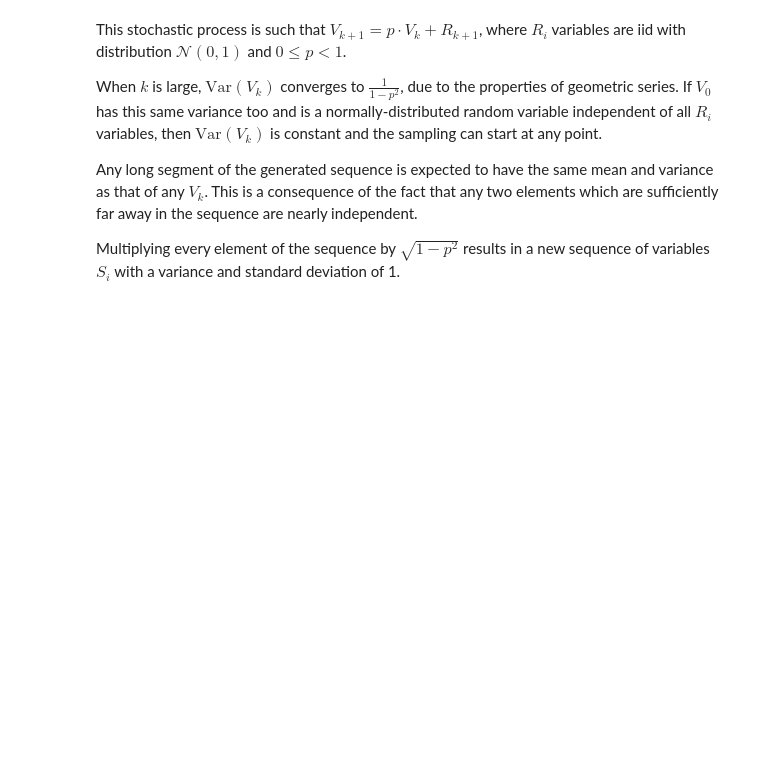
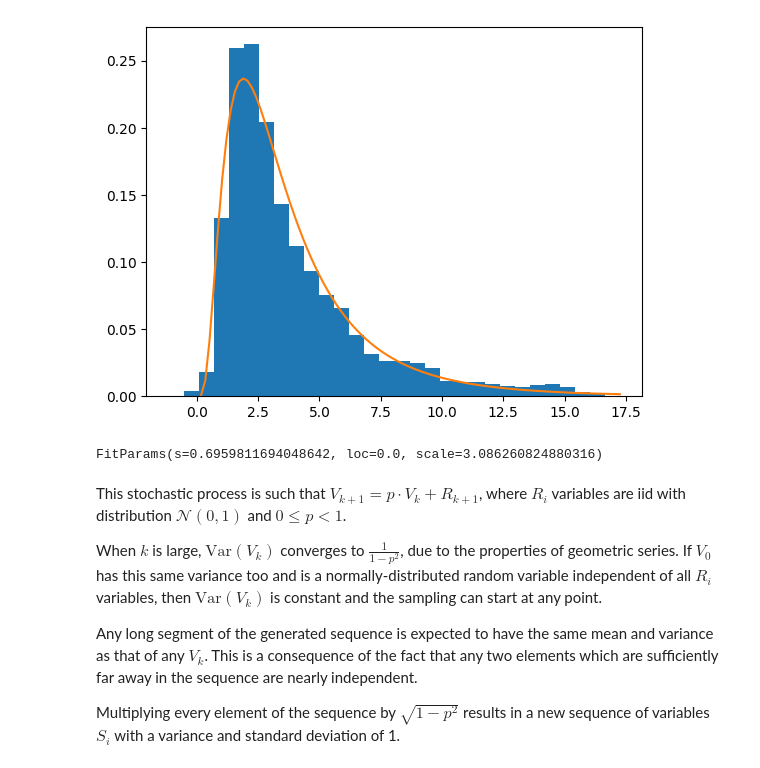
Before and after one commit to Aspie96/AstroTesi, a Jupyter notebook: notebooks/GeneratePVW.ipynb, the cells around one changed output. Cells and saved outputs as stored; diff of their text form; code cells hidden in the pictures; blank space fills up the shorter version.

```diff
--- a/notebooks/GeneratePVW.ipynb
+++ b/notebooks/GeneratePVW.ipynb
@@ -51,3 +42,19 @@ Error:
+# %%
+plt.hist(pwv_values, bins=30, density=True)
+#plt.show()
+
+bounds = { "s": (0, 1), "scale": (0, 10) }
+result = scipy.stats.fit(scipy.stats.lognorm, pwv_values, bounds=bounds)
+params = result.params
+distribution = scipy.stats.lognorm(*params)
+span = np.arange(pwv_values.max(), step=pwv_values.max() / 100) + pwv_values.max() / 100
+plt.plot(span, distribution.pdf(span))
+plt.show()
+
+print(params)
+# %% [output]
+[figure, added]
+FitParams(s=0.6959811694048642, loc=0.0, scale=3.086260824880316)
 # %% [markdown]
 This stochastic process is such that $V_{k+1}=p \cdot V_k+R_{k+1}$, where $R_i$ variables are iid with distribution $\mathcal{N}(0,1)$ and $0 \le p<1$.
 
```
Also changed, not shown: parts of 9 cells of this notebook.
